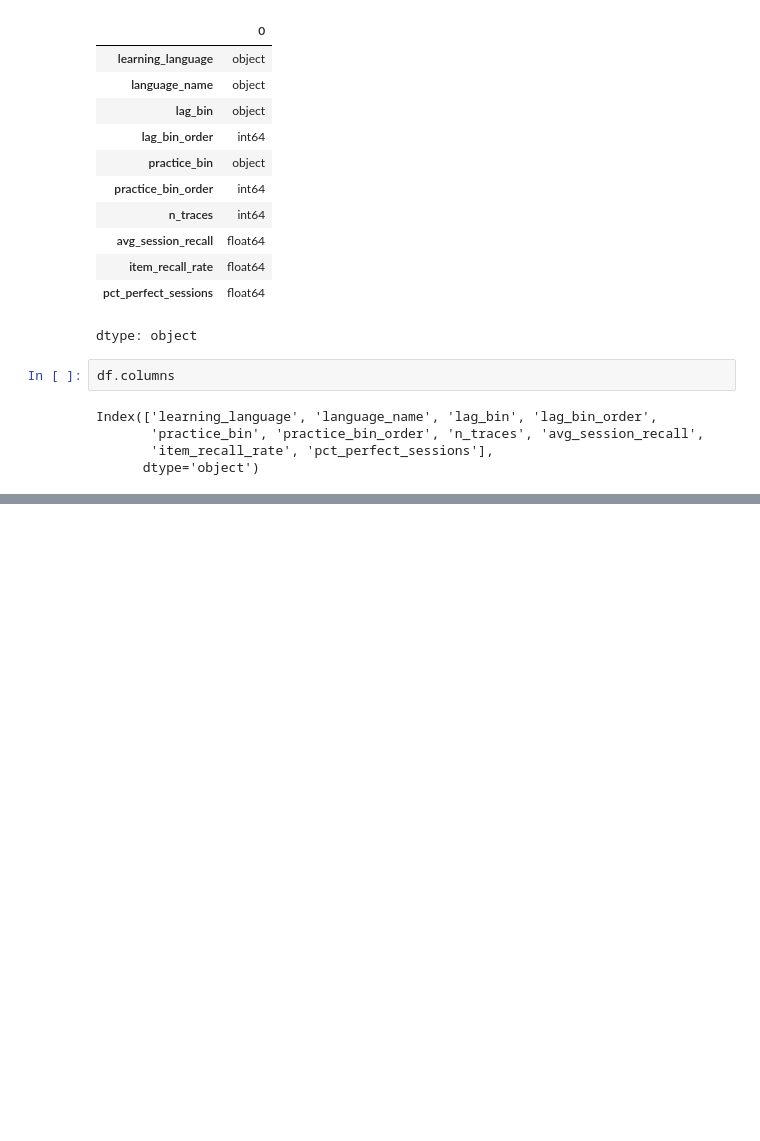
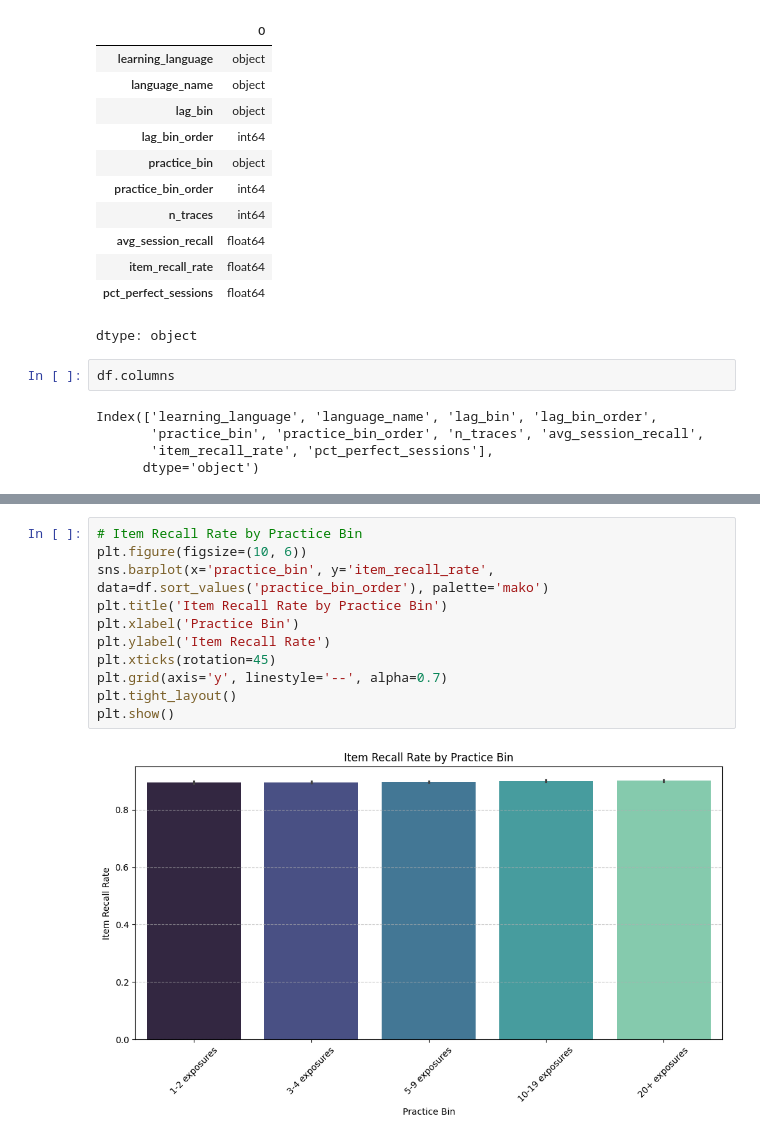
Before and after one commit to kxrrym03/Duolingo-Forgetting-Curve, a Jupyter notebook: Forgetting_Curve.ipynb, the cells around one changed output, grey strips where cells are left out. Cells and saved outputs as stored; diff of their text form; blank space fills up the shorter version.

```diff
--- a/Forgetting_Curve.ipynb
+++ b/Forgetting_Curve.ipynb
@@ -114,0 +133,13 @@ Index(['learning_language', 'language_name', 'lag_bin', 'lag_bin_order',
+# %%
+# Item Recall Rate by Practice Bin
+plt.figure(figsize=(10, 6))
+sns.barplot(x='practice_bin', y='item_recall_rate', data=df.sort_values('practice_bin_order'), palette='mako')
+plt.title('Item Recall Rate by Practice Bin')
+plt.xlabel('Practice Bin')
+plt.ylabel('Item Recall Rate')
+plt.xticks(rotation=45)
+plt.grid(axis='y', linestyle='--', alpha=0.7)
+plt.tight_layout()
+plt.show()
+# %% [output]
+[figure, added]
```
Also changed, not shown: parts of 8 cells of this notebook.
